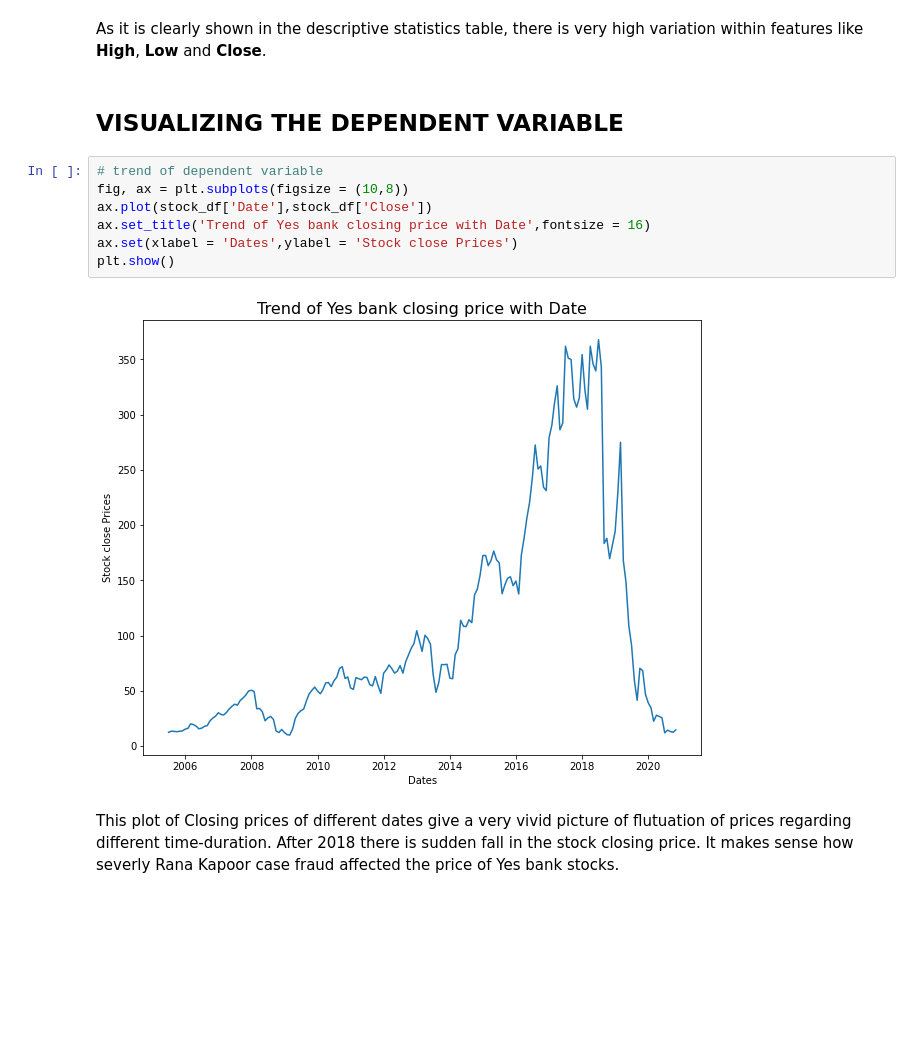
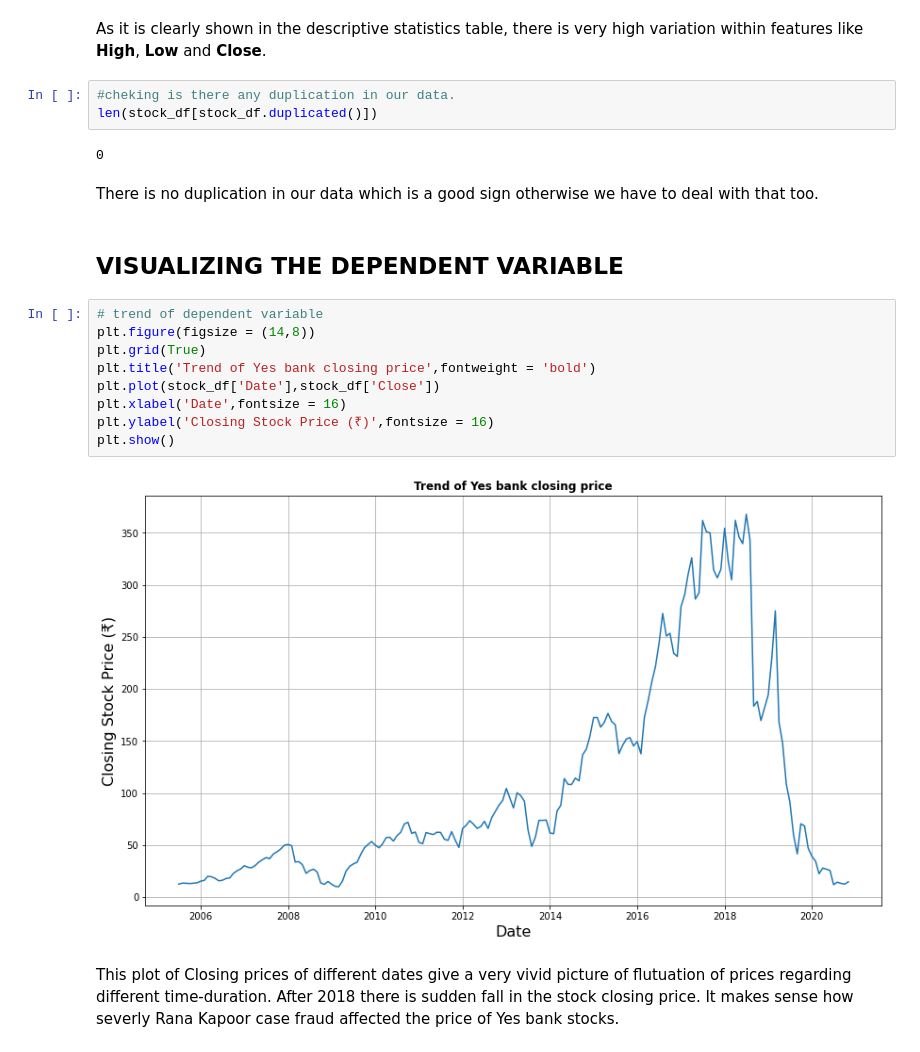
Before and after one commit to Mdanish2020/Yes_Bank_Stock_closing_Price_Prediction, a Jupyter notebook: ML_Capstone_project(Regression).ipynb, the cells around one changed output. Saved outputs shown, nothing was run; the diff lists cells and outputs as text; blank space fills up the shorter version.

```diff
--- a/ML_Capstone_project(Regression).ipynb
+++ b/ML_Capstone_project(Regression).ipynb
@@ -114,17 +119,26 @@ stock_df.describe()
 | max | 369.950000 | 404.000000 | 345.500000 | 367.900000 | 12.000000 | 2020.000000 |
 # %% [markdown]
 As it is clearly shown in the descriptive statistics table, there is very high variation within features like **High**, **Low** and **Close**.
+# %%
+#cheking is there any duplication in our data.
+len(stock_df[stock_df.duplicated()])
+# %% [output]
+0
+# %% [markdown]
+There is no duplication in our data which is a good sign otherwise we have to deal with that too.
 # %% [markdown]
 ## <b> VISUALIZING THE DEPENDENT VARIABLE</B>
 # %%
 # trend of dependent variable
-fig, ax = plt.subplots(figsize = (10,8))
-ax.plot(stock_df['Date'],stock_df['Close'])
-ax.set_title('Trend of Yes bank closing price with Date',fontsize = 16)
-ax.set(xlabel = 'Dates',ylabel = 'Stock close Prices')
+plt.figure(figsize = (14,8))
+plt.grid(True)
+plt.title('Trend of Yes bank closing price',fontweight = 'bold')
+plt.plot(stock_df['Date'],stock_df['Close'])
+plt.xlabel('Date',fontsize = 16)
+plt.ylabel('Closing Stock Price (₹)',fontsize = 16)
 plt.show()
 # %% [output]
-[figure, old version]
+[figure, new version]
 # %% [markdown]
 This plot of Closing prices of different dates give a very vivid picture of flutuation of prices regarding different time-duration. After 2018 there is sudden fall in the stock closing price. It makes sense how severly Rana Kapoor case fraud affected the price of Yes bank stocks.
 # %%
```
Also changed, not shown: parts of 10 cells of this notebook.
